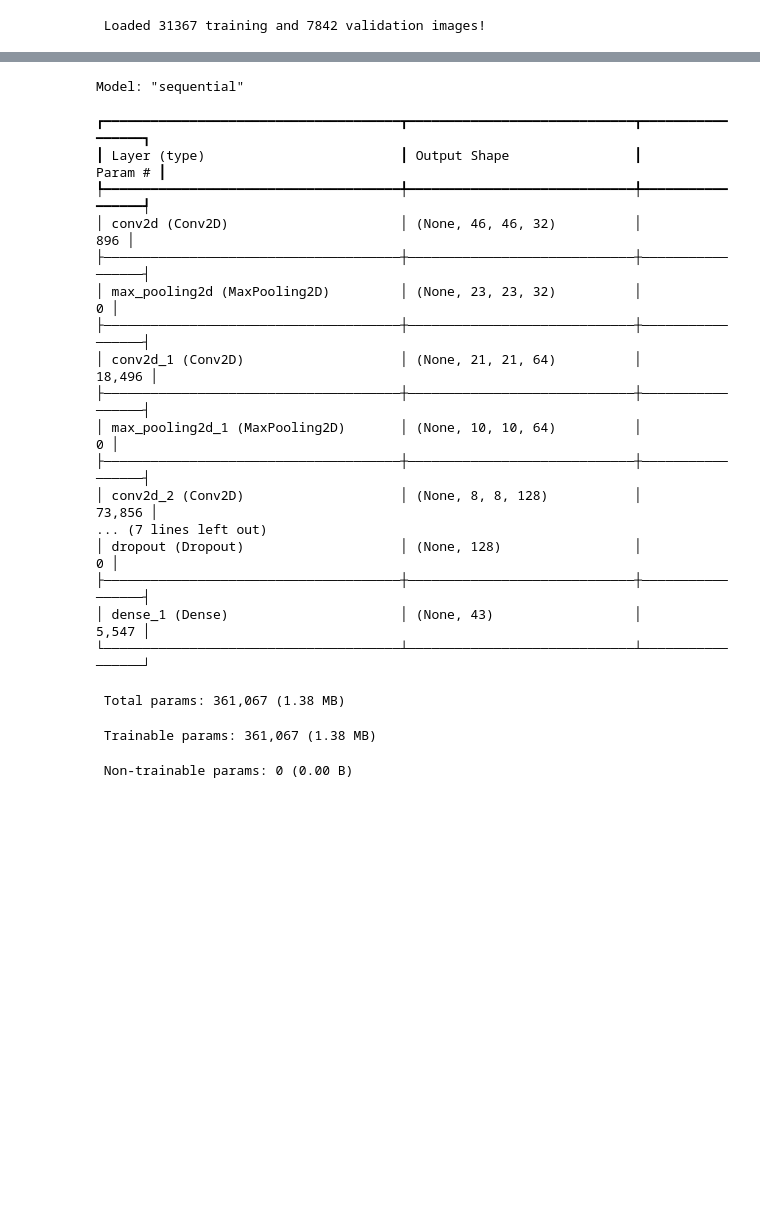
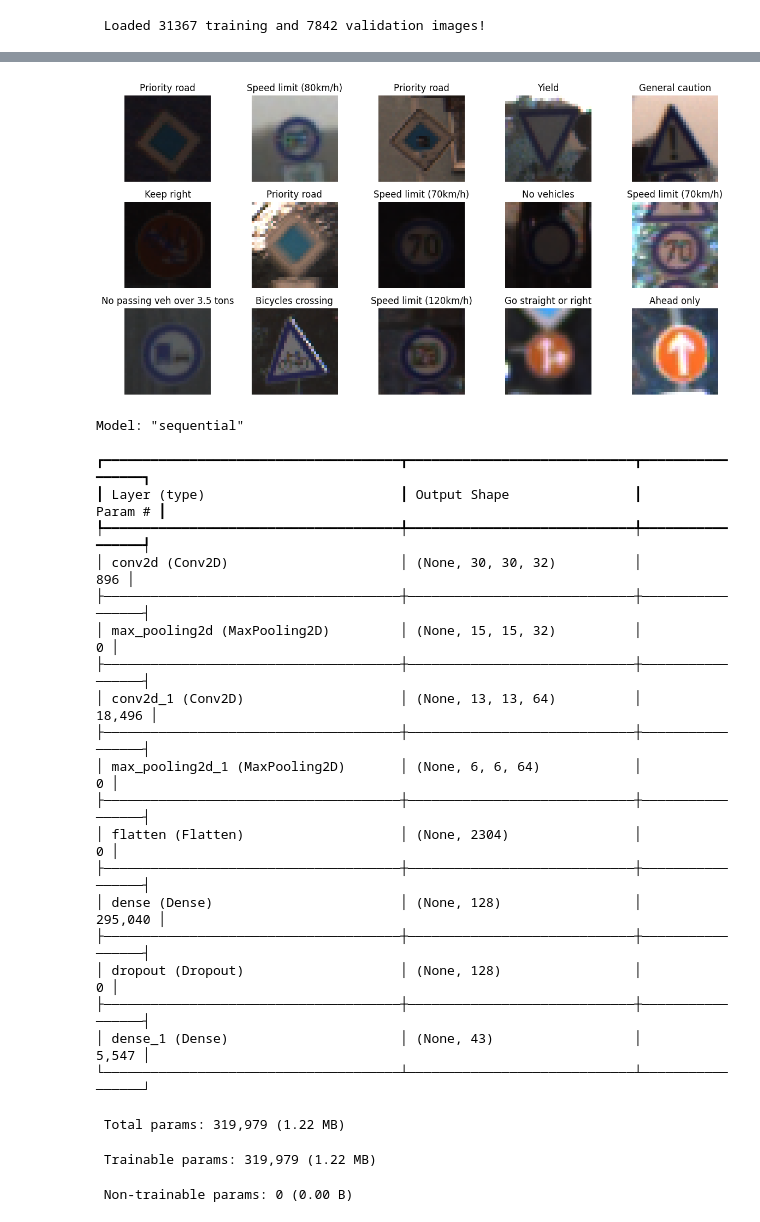
Before and after one commit to rahaffayez/Traffic_Sign_Recognition, a Jupyter notebook: traffic-sign-classification.ipynb, the cells around one changed output, grey strips where cells are left out. Cells and saved outputs as stored; diff of their text form; code cells hidden in the pictures; blank space fills up the shorter version.

```diff
--- a/traffic-sign-classification.ipynb
+++ b/traffic-sign-classification.ipynb
@@ -30,3 +31,17 @@ NUM_CLASSES = 43
+# %%
+# Label Mapping
+classes = {
+    0: 'Speed limit (20km/h)', 1: 'Speed limit (30km/h)', 2: 'Speed limit (50km/h)', 3: 'Speed limit (60km/h)',
+    4: 'Speed limit (70km/h)', 5: 'Speed limit (80km/h)', 6: 'End of speed limit (80km/h)', 7: 'Speed limit (100km/h)',
+    8: 'Speed limit (120km/h)', 9: 'No passing', 10: 'No passing veh over 3.5 tons', 11: 'Right-of-way at intersection',
+    12: 'Priority road', 13: 'Yield', 14: 'Stop', 15: 'No vehicles', 16: 'Veh > 3.5 tons prohibited', 17: 'No entry',
+    18: 'General caution', 19: 'Dangerous curve left', 20: 'Dangerous curve right', 21: 'Double curve', 22: 'Bumpy road',
+    23: 'Slippery road', 24: 'Road narrows on the right', 25: 'Road work', 26: 'Traffic signals', 27: 'Pedestrians',
+    28: 'Children crossing', 29: 'Bicycles crossing', 30: 'Beware of ice/snow', 31: 'Wild animals crossing',
+    32: 'End speed + passing limits', 33: 'Turn right ahead', 34: 'Turn left ahead', 35: 'Ahead only',
+    36: 'Go straight or right', 37: 'Go straight or left', 38: 'Keep right', 39: 'Keep left',
+    40: 'Roundabout mandatory', 41: 'End of no passing', 42: 'End no passing veh > 3.5 tons'
+}
 # %%
 X, y = [], []
 
@@ -62,3 +91,14 @@ print(f" Loaded {len(X_train)} training and {len(X_val)} validation images!")
+# %%
+plt.figure(figsize=(12, 6))
+for i in range(15):
+    plt.subplot(3, 5, i+1)
+    plt.imshow(X_train[i])
+    plt.title(classes[np.argmax(y_train[i])])
+    plt.axis("off")
+plt.tight_layout()
+plt.show()
+# %% [output]
+[figure, added]
 # %%
 datagen = ImageDataGenerator(
     rotation_range=10,
@@ -70,20 +110,15 @@ datagen = ImageDataGenerator(
     fill_mode="nearest"
 )
 # %%
-model = tf.keras.Sequential([
-    tf.keras.layers.Conv2D(32, (3, 3), activation='relu', input_shape=(IMG_SIZE, IMG_SIZE, 3)),
-    tf.keras.layers.MaxPooling2D(2, 2),
-
-    tf.keras.layers.Conv2D(64, (3, 3), activation='relu'),
-    tf.keras.layers.MaxPooling2D(2, 2),
-
-    tf.keras.layers.Conv2D(128, (3, 3), activation='relu'),
-    tf.keras.layers.MaxPooling2D(2, 2),
-
-    tf.keras.layers.Flatten(),
-    tf.keras.layers.Dense(128, activation='relu'),
-    tf.keras.layers.Dropout(0.5),
-    tf.keras.layers.Dense(NUM_CLASSES, activation='softmax')
+model = Sequential([
+    Conv2D(32, (3,3), activation='relu', input_shape=(IMG_SIZE, IMG_SIZE, 3)),
+    MaxPooling2D((2,2)),
+    Conv2D(64, (3,3), activation='relu'),
+    MaxPooling2D((2,2)),
+    Flatten(),
+    Dense(128, activation='relu'),
+    Dropout(0.5),
+    Dense(43, activation='softmax')
 ])
 model.summary()
 # %% [output]
@@ -91,22 +126,24 @@ Model: "sequential"
 ┏━━━━━━━━━━━━━━━━━━━━━━━━━━━━━━━━━━━━━━┳━━━━━━━━━━━━━━━━━━━━━━━━━━━━━┳━━━━━━━━━━━━━━━━━┓
 ┃ Layer (type)                         ┃ Output Shape                ┃         Param # ┃
 ┡━━━━━━━━━━━━━━━━━━━━━━━━━━━━━━━━━━━━━━╇━━━━━━━━━━━━━━━━━━━━━━━━━━━━━╇━━━━━━━━━━━━━━━━━┩
-│ conv2d (Conv2D)                      │ (None, 46, 46, 32)          │             896 │
+│ conv2d (Conv2D)                      │ (None, 30, 30, 32)          │             896 │
 ├──────────────────────────────────────┼─────────────────────────────┼─────────────────┤
-│ max_pooling2d (MaxPooling2D)         │ (None, 23, 23, 32)          │               0 │
+│ max_pooling2d (MaxPooling2D)         │ (None, 15, 15, 32)          │               0 │
 ├──────────────────────────────────────┼─────────────────────────────┼─────────────────┤
-│ conv2d_1 (Conv2D)                    │ (None, 21, 21, 64)          │          18,496 │
+│ conv2d_1 (Conv2D)                    │ (None, 13, 13, 64)          │          18,496 │
 ├──────────────────────────────────────┼─────────────────────────────┼─────────────────┤
-│ max_pooling2d_1 (MaxPooling2D)       │ (None, 10, 10, 64)          │               0 │
+│ max_pooling2d_1 (MaxPooling2D)       │ (None, 6, 6, 64)            │               0 │
 ├──────────────────────────────────────┼─────────────────────────────┼─────────────────┤
-│ conv2d_2 (Conv2D)                    │ (None, 8, 8, 128)           │          73,856 │
-... (7 lines left out)
+│ flatten (Flatten)                    │ (None, 2304)                │               0 │
+├──────────────────────────────────────┼─────────────────────────────┼─────────────────┤
+│ dense (Dense)                        │ (None, 128)                 │         295,040 │
+├──────────────────────────────────────┼─────────────────────────────┼─────────────────┤
 │ dropout (Dropout)                    │ (None, 128)                 │               0 │
 ├──────────────────────────────────────┼─────────────────────────────┼─────────────────┤
 │ dense_1 (Dense)                      │ (None, 43)                  │           5,547 │
 └──────────────────────────────────────┴─────────────────────────────┴─────────────────┘
- Total params: 361,067 (1.38 MB)
+ Total params: 319,979 (1.22 MB)
- Trainable params: 361,067 (1.38 MB)
+ Trainable params: 319,979 (1.22 MB)
  Non-trainable params: 0 (0.00 B)
 # %%
 model.compile(optimizer='adam',
```
Also changed, not shown: parts of 13 cells of this notebook.
